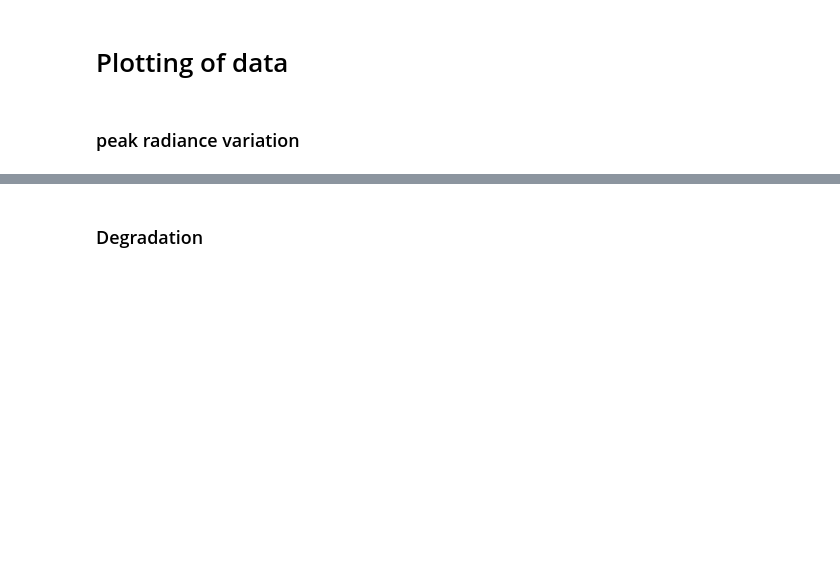
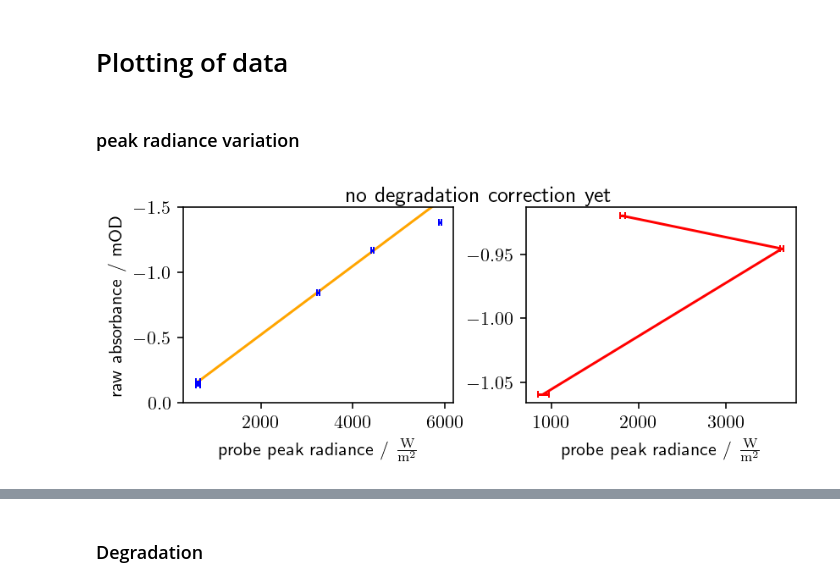
Before and after one commit to MJeindl/MasterProjectAlt, a Jupyter notebook: GraphsMThesisJeindl.ipynb, the cells around one changed output, grey strips where cells are left out. Saved outputs shown, nothing was run; the diff lists cells and outputs as text; code cells hidden in the pictures; blank space fills up the shorter version.

```diff
--- a/GraphsMThesisJeindl.ipynb
+++ b/GraphsMThesisJeindl.ipynb
@@ -577,32 +577,35 @@ for entry in entries:
     entries_files.append(entry['inputFile'])
     dOD.append([entry['popt'][2], np.sqrt(entry['pcov'][2][2])])
 
 dOD = np.array(dOD)
 dOD[dOD == np.inf] = np.NaN
 #print(dOD)
 #these are in order
 pumpRad = np.array([[620, 43], [620, 43], [620, 43], [3250, 30], [4430,30], [5900, 30], [4430, 30], [4430, 30], [4430, 30]])
 probeRad = np.array([[910, 100], [1820, 60], [460, 100], [460, 100], [460, 100], [460, 100], [910, 60], [3640, 20], [1820, 30]])
 
 
 #try calculating a fun correction factor based on the first 3 measurements that have identical pump radiance
 #need to take the times such as done in degradation
 io.loadmat(r"C:\Users\M\Documents\phdmatlab\sqib-pmma-probe-wavelength\UV_Setup\new_parallel_pol_pump653nm\STD-680\2023.12.22_PumpPowerVar\saturation_2023-12-22_11-47.mat")
 #print(np.polyfit(pumpRad[2:6,0], dOD[2:6,0], 1, cov=True))
 linParameter = np.polyfit(pumpRad[2:5,0], dOD[2:5,0], 1)
 #print(pumpRad[])
 #Plot first 6 points as they should have relatively little sample degradation, because of their order and the pump power
 fig, ax = plt.subplots(1,2, figsize=plotHelperLatex.figSizer(1,2.6), dpi = 144)
 plt.tight_layout()
-ax[0].plot(pumpRad[:6,0], dOD[:6,0], 'b.')
+#ax[0].plot(pumpRad[:6,0], dOD[:6,0], 'b.')
 #yerror of dOD fitting is not sensible
+ax[0].plot(pumpRad[(0,5),0], np.polyval(linParameter, pumpRad[(0,5),0]), 'orange')
 ax[0].errorbar(pumpRad[:6,0], dOD[:6,0], xerr = pumpRad[:6,1], ls = "None", ecolor = 'b', capsize = 2)
-ax[0].plot(pumpRad[(0,5),0], np.polyval(linParameter, pumpRad[(0,5),0]))
+
 ax[0].set_xlabel(r'probe peak radiance / $\mathrm{\frac{W}{m^2}}$')
 ax[0].set_ylabel('raw absorbance / mOD')
 ax[0].set_ylim([0,-1.5])
 ax[1].plot(probeRad[6:,0], dOD[6:,0], 'r')
 ax[1].errorbar(probeRad[6:,0], dOD[6:,0], xerr = probeRad[6:,1], ls="None", ecolor = "r", capsize = 2)
 ax[1].set_xlabel(r'probe peak radiance / $\mathrm{\frac{W}{m^2}}$')
 fig.suptitle('no degradation correction yet')
 plt.show()
+# %% [output]
+[figure, added]
```
Also changed, not shown: parts of 3 cells of this notebook, 1 other file.
